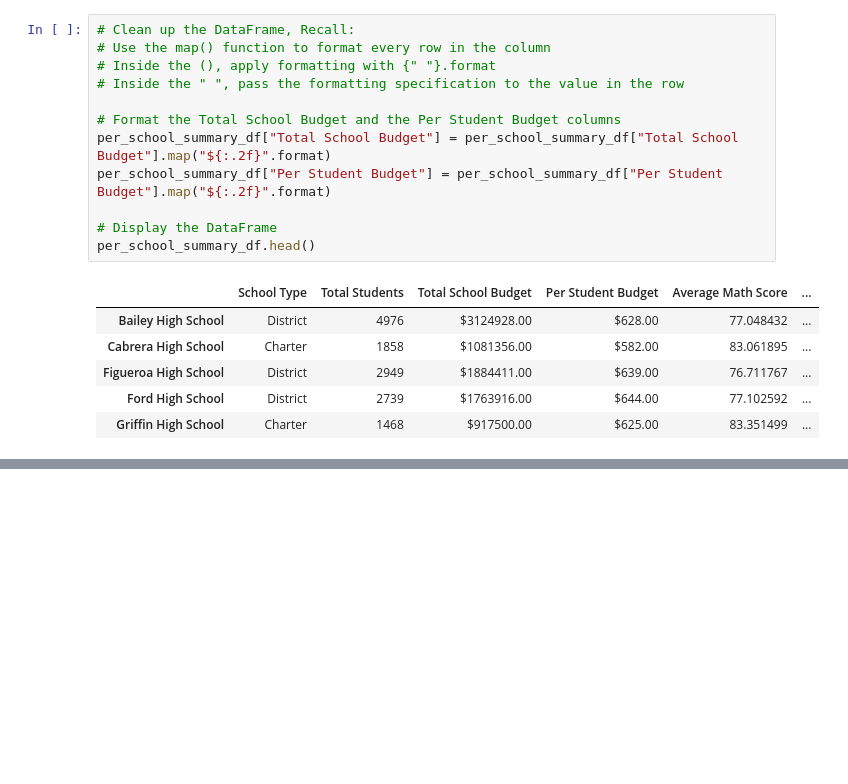
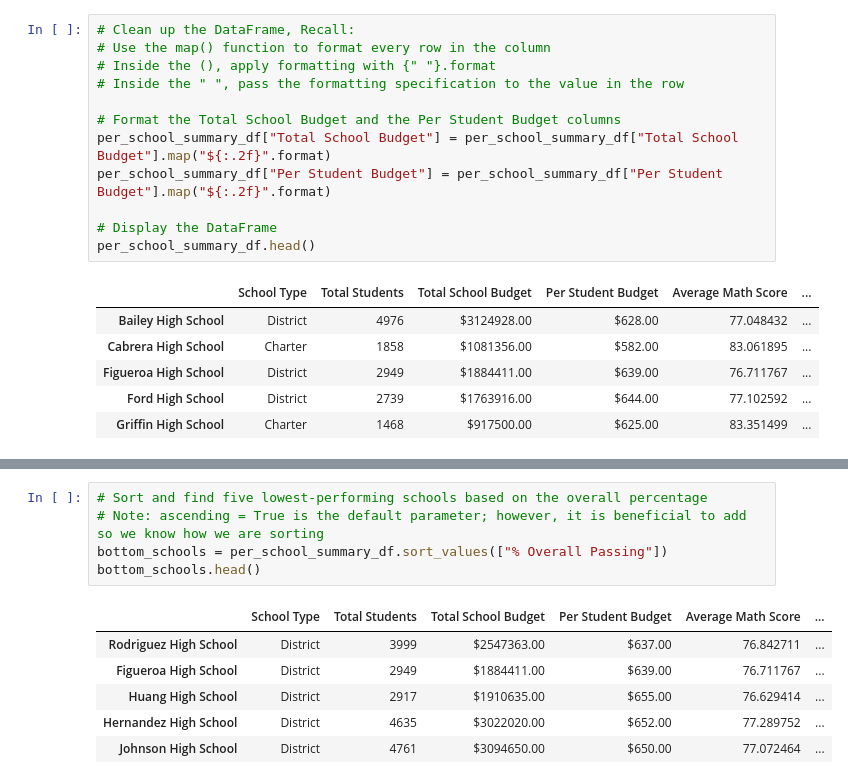
Before and after one commit to shayna-UT/School_District_Analysis, a Jupyter notebook: PyCitySchools.ipynb, the cells around one changed output, grey strips where cells are left out. Cells and saved outputs as stored; diff of their text form; blank space fills up the shorter version.

```diff
--- a/PyCitySchools.ipynb
+++ b/PyCitySchools.ipynb
@@ -831,0 +854,12 @@ per_school_summary_df.head()
+# %%
+# Sort and find five lowest-performing schools based on the overall percentage
+# Note: ascending = True is the default parameter; however, it is beneficial to add so we know how we are sorting
+bottom_schools = per_school_summary_df.sort_values(["% Overall Passing"])
+bottom_schools.head()
+# %% [output]
+|  | School Type | Total Students | Total School Budget | Per Student Budget | Average Math Score | ... |
+| Rodriguez High School | District | 3999 | $2547363.00 | $637.00 | 76.842711 | ... |
+| Figueroa High School | District | 2949 | $1884411.00 | $639.00 | 76.711767 | ... |
+| Huang High School | District | 2917 | $1910635.00 | $655.00 | 76.629414 | ... |
+| Hernandez High School | District | 4635 | $3022020.00 | $652.00 | 77.289752 | ... |
+| Johnson High School | District | 4761 | $3094650.00 | $650.00 | 77.072464 | ... |
```
Also changed, not shown: parts of 2 cells of this notebook.
